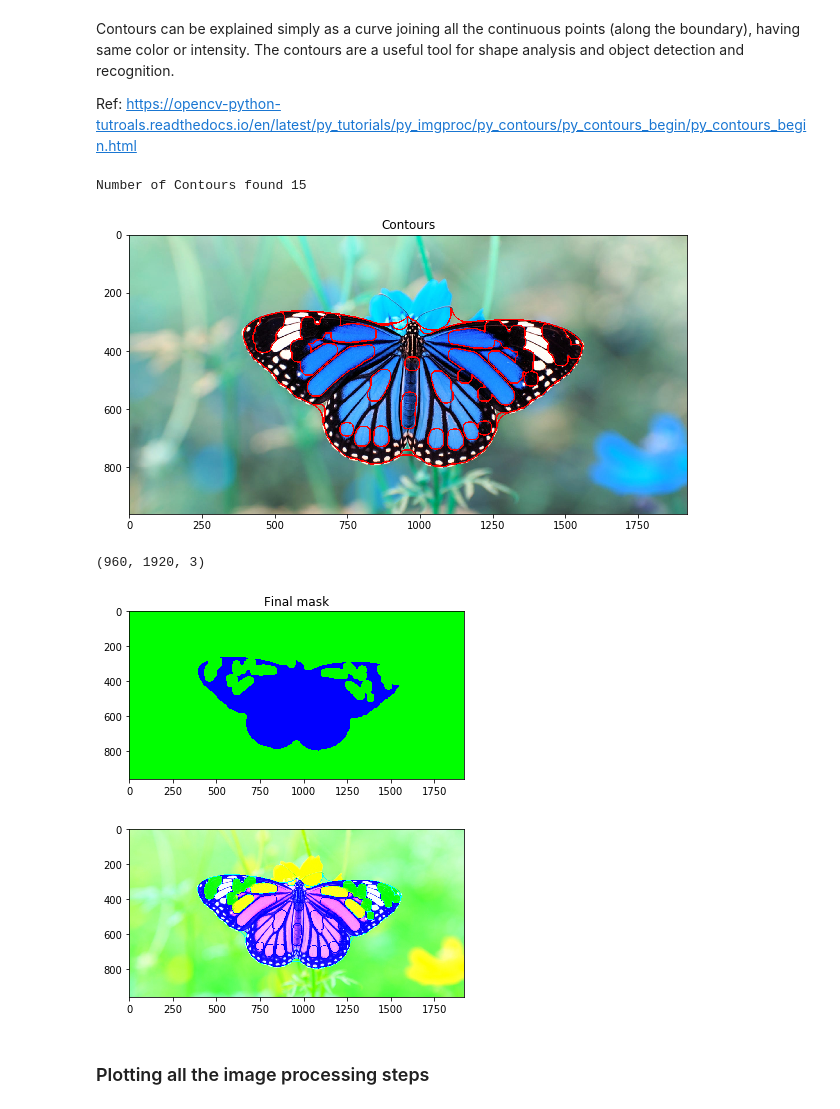
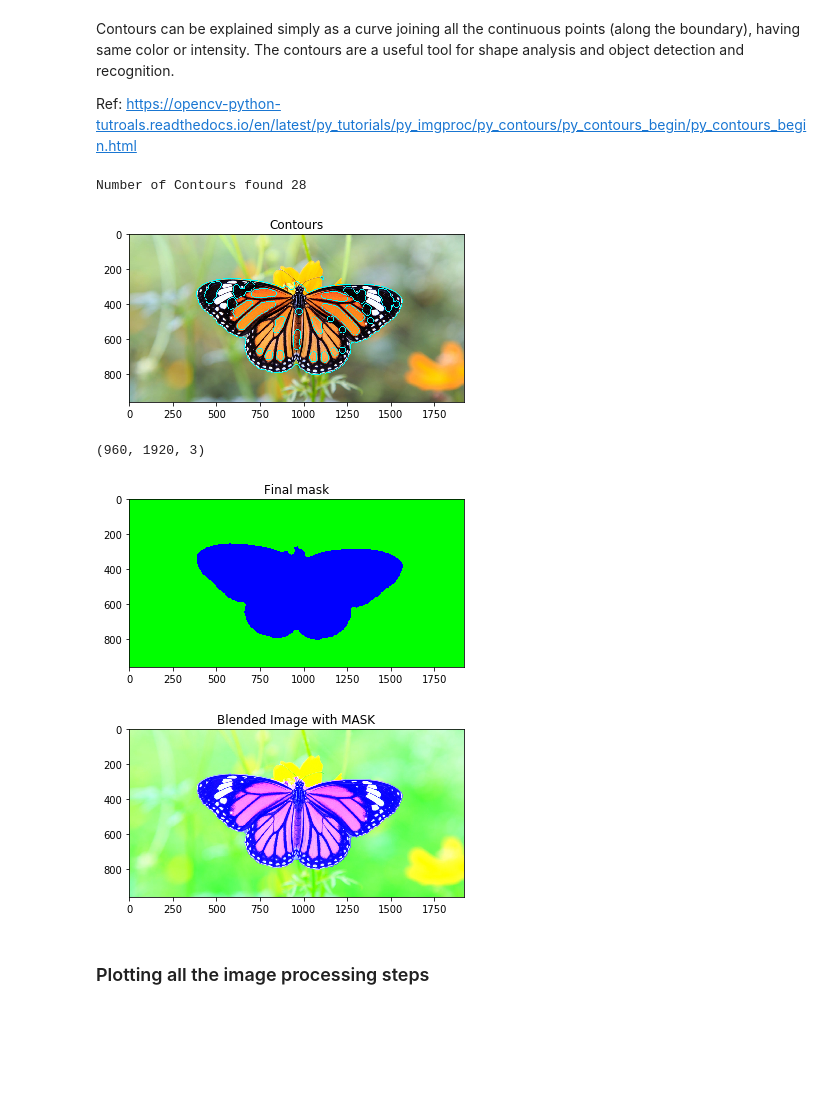
Before and after one commit to vipulpopat/CE6003_Etivity1, a Jupyter notebook: Lab_2_1_Thresholding-Butterfly-Image.ipynb, the cells around one changed output. Drawn from its saved outputs; the diff is of its cells as text; code cells hidden in the pictures; blank space fills up the shorter version.

```diff
--- a/Lab_2_1_Thresholding-Butterfly-Image.ipynb
+++ b/Lab_2_1_Thresholding-Butterfly-Image.ipynb
@@ -201,23 +153,20 @@ Contours can be explained simply as a curve joining all the continuous points (a
 
 Ref: https://opencv-python-tutroals.readthedocs.io/en/latest/py_tutorials/py_imgproc/py_contours/py_contours_begin/py_contours_begin.html
 # %%
-# YOUR CODE HERE
-# Exercise: Find the contours - just external contours to keep post-processing simple
-contours, hierarchy = cv2.findContours(eroded,cv2.RETR_TREE,cv2.CHAIN_APPROX_SIMPLE)
+# Find the contours on the image after closing- just external contours to keep post-processing simple
+contours, hierarchy = cv2.findContours(close,cv2.RETR_TREE,cv2.CHAIN_APPROX_SIMPLE)
 print(f"Number of Contours found {len(contours)}")
-# END YOUR CODE HERE
 
 # Draw all contours
 # -1 signifies drawing all contours (in red color 255 0 0 )
-contour_img = cv2.drawContours(img, contours, -1, (255, 0, 0), 3)
+contour_img=img.copy()
+cv2.drawContours(contour_img, contours, -1, (255, 255, 0), 3)
 
-
-plt.figure(figsize = (10,8))
 plt.title("Contours")
-plt.imshow(contour_img);
+plt.imshow(cv2.cvtColor(contour_img, cv2.COLOR_BGR2RGB));
 # %% [output]
-Number of Contours found 15
+Number of Contours found 28
-[figure, old version]
+[figure, new version]
 # %%
 # Sort the candidates by size, and just keep the largest one
 contours = sorted(contours, key=cv2.contourArea, reverse=True)[:1]
@@ -248,21 +197,15 @@ plt.title("Final mask")
 plt.imshow(cv2.cvtColor(mask, cv2.COLOR_BGR2RGB));
 # %% [output]
 (960, 1920, 3)
-[figure, old version]
+[figure, new version]
 # %%
 # Now, lets just blend our original image with our mask
-
-# YOUR CODE HERE
-# Exercise: Blend the original image 'img' and our mask 'mask'
-# in any way you see fit, and store it in a variable called output
-# Hint: You'll find answers at the bottom of the lab.
-
 # apply mask to the original image
 output = cv2.bitwise_or(mask, img)
+plt.title("Blended Image with MASK")
 plt.imshow(cv2.cvtColor(output, cv2.COLOR_BGR2RGB));
-# END YOUR CODE HERE
 # %% [output]
-[figure, old version]
+[figure, new version]
 # %% [markdown]
 ### Plotting all the image processing steps
 # %%
```
Also changed, not shown: parts of 18 cells of this notebook.
